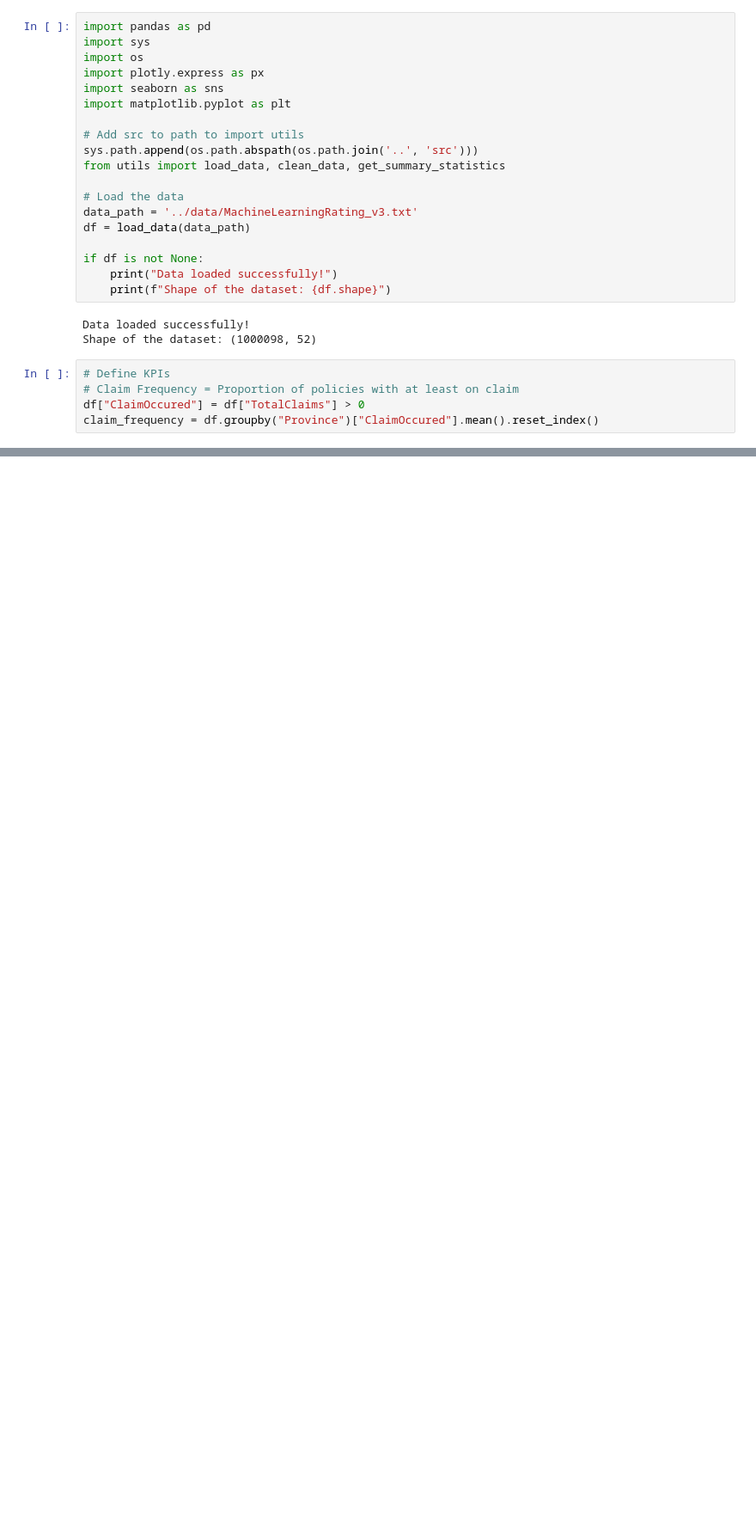
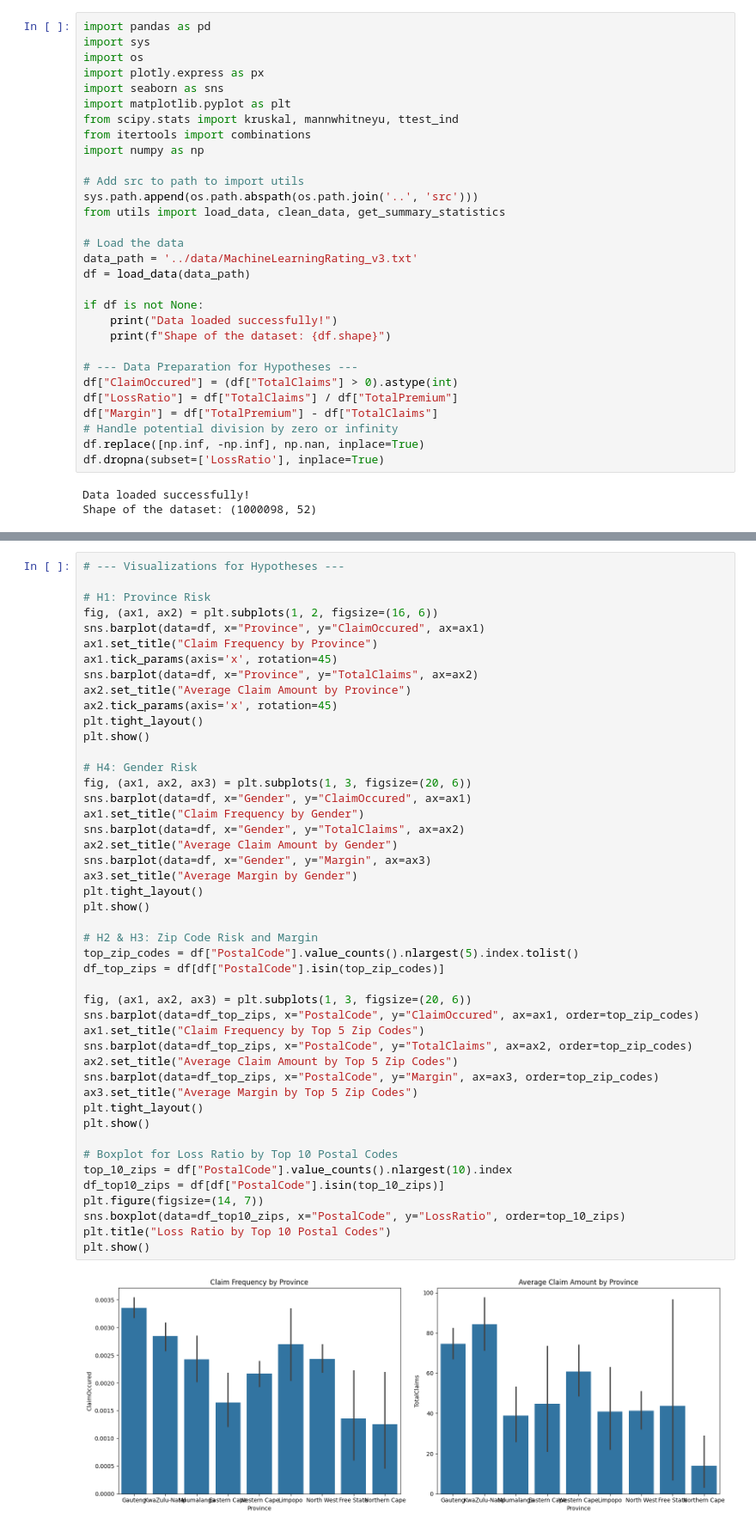
Before and after one commit to abelfx/End-to-End-Insurance-Risk-Analytics-Predictive-Modeling, a Jupyter notebook: notebooks/hypothesis_testing.ipynb, the cells around one changed output, grey strips where cells are left out. Shown: that part at 86% size. Saved outputs shown, nothing was run; the diff lists cells and outputs as text; blank space fills up the shorter version.

Commit message:
visualization update for hypothesis testing

```diff
--- a/notebooks/hypothesis_testing.ipynb
+++ b/notebooks/hypothesis_testing.ipynb
@@ -7,6 +36,9 @@ import os
 import plotly.express as px
 import seaborn as sns
 import matplotlib.pyplot as plt
+from scipy.stats import kruskal, mannwhitneyu, ttest_ind
+from itertools import combinations
+import numpy as np
 
 # Add src to path to import utils
 sys.path.append(os.path.abspath(os.path.join('..', 'src')))
@@ -19,11 +51,14 @@ df = load_data(data_path)
 if df is not None:
     print("Data loaded successfully!")
     print(f"Shape of the dataset: {df.shape}")
+
+# --- Data Preparation for Hypotheses ---
+df["ClaimOccured"] = (df["TotalClaims"] > 0).astype(int)
+df["LossRatio"] = df["TotalClaims"] / df["TotalPremium"]
+df["Margin"] = df["TotalPremium"] - df["TotalClaims"]
+# Handle potential division by zero or infinity
+df.replace([np.inf, -np.inf], np.nan, inplace=True)
+df.dropna(subset=['LossRatio'], inplace=True)
 # %% [output]
 Data loaded successfully!
 Shape of the dataset: (1000098, 52)
-# %%
-# Define KPIs
-# Claim Frequency = Proportion of policies with at least on claim
-df["ClaimOccured"] = df["TotalClaims"] > 0
-claim_frequency = df.groupby("Province")["ClaimOccured"].mean().reset_index()
@@ -128,0 +65,48 @@ Fail to reject null hypothesis: No significant difference found.
+# %%
+# --- Visualizations for Hypotheses ---
+
+# H1: Province Risk
+fig, (ax1, ax2) = plt.subplots(1, 2, figsize=(16, 6))
+sns.barplot(data=df, x="Province", y="ClaimOccured", ax=ax1)
+ax1.set_title("Claim Frequency by Province")
+ax1.tick_params(axis='x', rotation=45)
+sns.barplot(data=df, x="Province", y="TotalClaims", ax=ax2)
+ax2.set_title("Average Claim Amount by Province")
+ax2.tick_params(axis='x', rotation=45)
+plt.tight_layout()
+plt.show()
+
+# H4: Gender Risk
+fig, (ax1, ax2, ax3) = plt.subplots(1, 3, figsize=(20, 6))
+sns.barplot(data=df, x="Gender", y="ClaimOccured", ax=ax1)
+ax1.set_title("Claim Frequency by Gender")
+sns.barplot(data=df, x="Gender", y="TotalClaims", ax=ax2)
+ax2.set_title("Average Claim Amount by Gender")
+sns.barplot(data=df, x="Gender", y="Margin", ax=ax3)
+ax3.set_title("Average Margin by Gender")
+plt.tight_layout()
+plt.show()
+
+# H2 & H3: Zip Code Risk and Margin
+top_zip_codes = df["PostalCode"].value_counts().nlargest(5).index.tolist()
+df_top_zips = df[df["PostalCode"].isin(top_zip_codes)]
+
+fig, (ax1, ax2, ax3) = plt.subplots(1, 3, figsize=(20, 6))
+sns.barplot(data=df_top_zips, x="PostalCode", y="ClaimOccured", ax=ax1, order=top_zip_codes)
+ax1.set_title("Claim Frequency by Top 5 Zip Codes")
+sns.barplot(data=df_top_zips, x="PostalCode", y="TotalClaims", ax=ax2, order=top_zip_codes)
+ax2.set_title("Average Claim Amount by Top 5 Zip Codes")
+sns.barplot(data=df_top_zips, x="PostalCode", y="Margin", ax=ax3, order=top_zip_codes)
+ax3.set_title("Average Margin by Top 5 Zip Codes")
+plt.tight_layout()
+plt.show()
+
+# Boxplot for Loss Ratio by Top 10 Postal Codes
+top_10_zips = df["PostalCode"].value_counts().nlargest(10).index
+df_top10_zips = df[df["PostalCode"].isin(top_10_zips)]
+plt.figure(figsize=(14, 7))
+sns.boxplot(data=df_top10_zips, x="PostalCode", y="LossRatio", order=top_10_zips)
+plt.title("Loss Ratio by Top 10 Postal Codes")
+plt.show()
+# %% [output]
+[figure, added]
```
Also changed, not shown: parts of 7 cells of this notebook.
